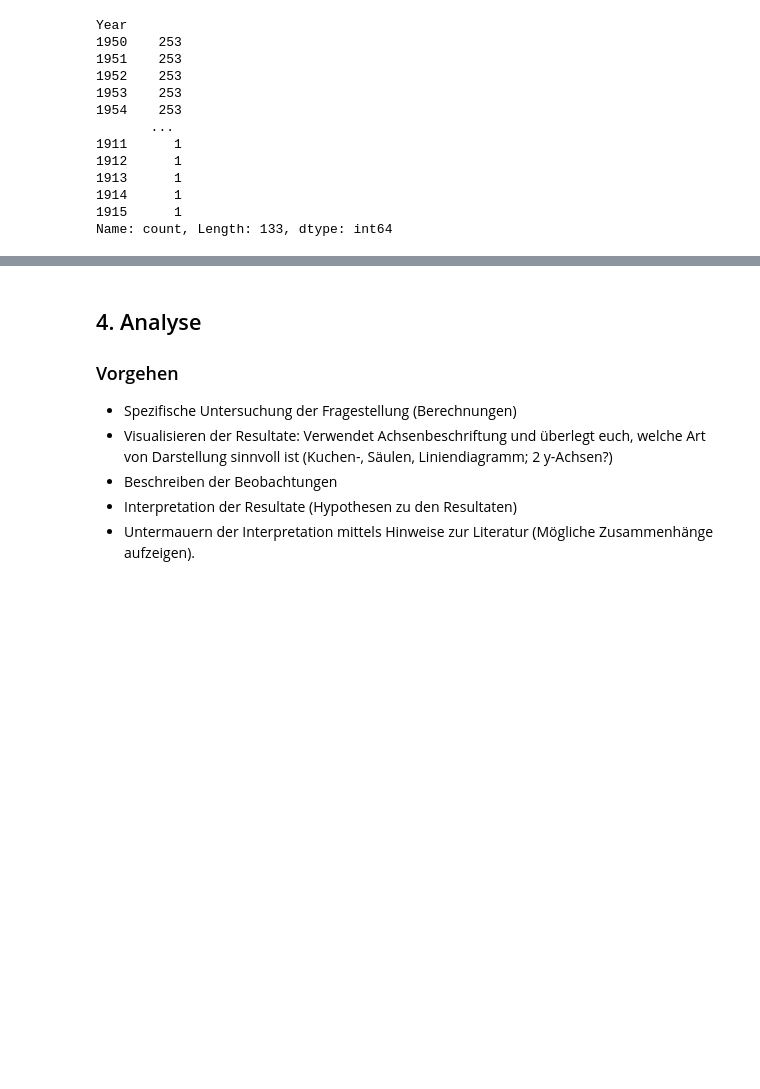
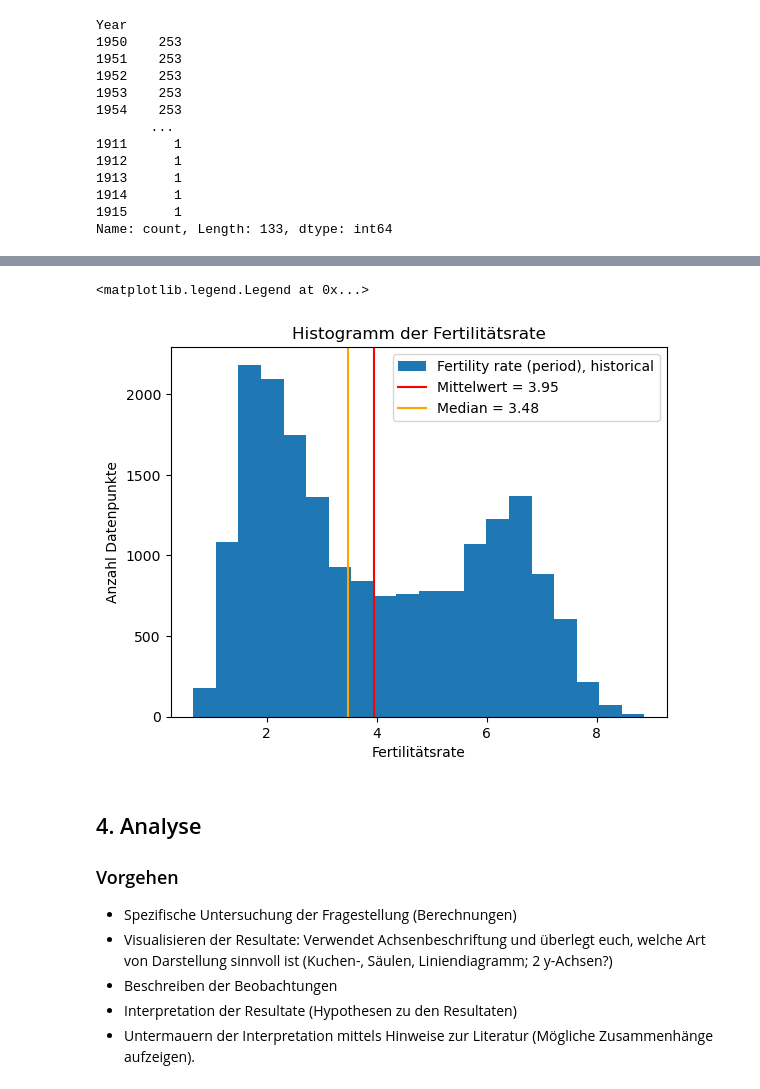
Before and after one commit to karin5905/Fertility-rate, a Jupyter notebook: Feritility-rate.ipynb, the cells around one changed output, grey strips where cells are left out. Cells and saved outputs as stored; diff of their text form; code cells hidden in the pictures; blank space fills up the shorter version.

```diff
--- a/Feritility-rate.ipynb
+++ b/Feritility-rate.ipynb
@@ -181,3 +177,16 @@ NameError: name 'data' is not defined
+# %%
+g = data['Fertility rate (period), historical'].plot(kind='hist', bins=20, title='Histogramm der Fertilitätsrate',
+                           xlabel='Fertilitätsrate', ylabel='Anzahl Datenpunkte')
+mean = data['Fertility rate (period), historical'].mean()
+g.axvline(x=data['Fertility rate (period), historical'].mean(), color='red',label=f'Mittelwert = {mean:.2f}')  # rote Linie bei Mittelwert
+
+median = data['Fertility rate (period), historical'].median()
+g.axvline(x=data['Fertility rate (period), historical'].median(), color='orange',label=  f'Median = {median:.2f}')  # orange Linie bei Median
+
+g.legend()
+# %% [output]
+<matplotlib.legend.Legend at 0x...>
+[figure, added]
 # %% [markdown]
 ## 4. Analyse
 
```
Also changed, not shown: parts of 14 cells of this notebook.
